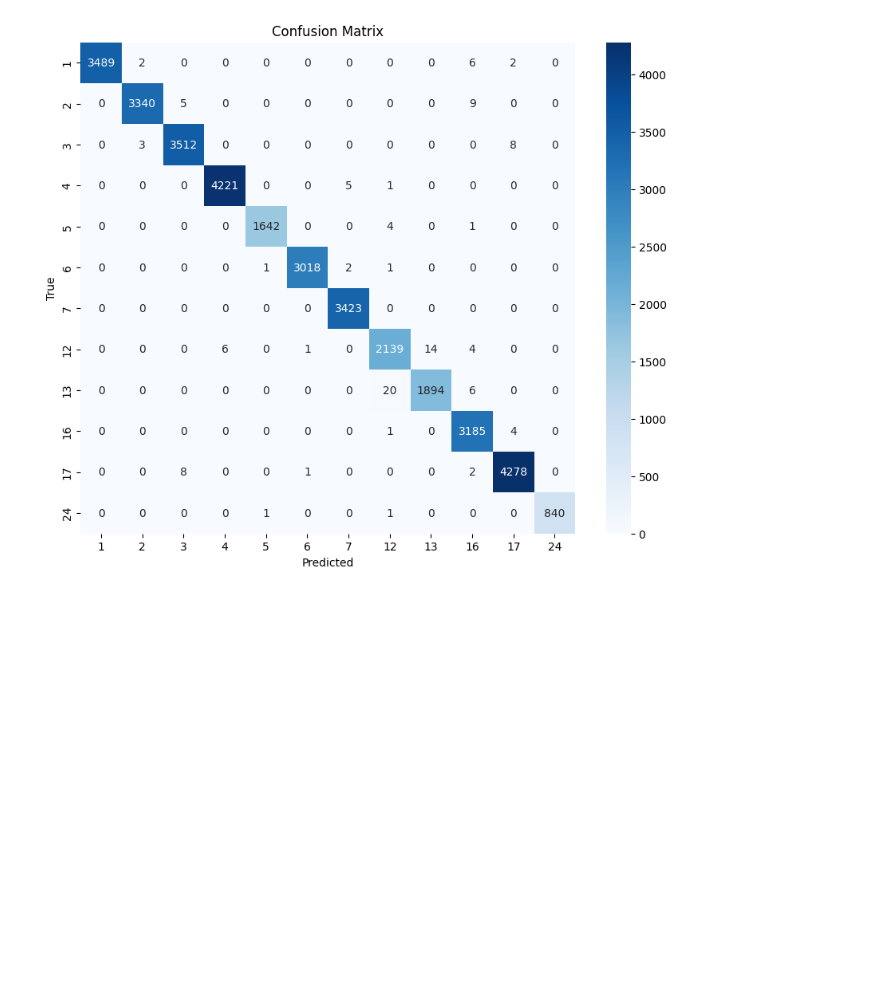
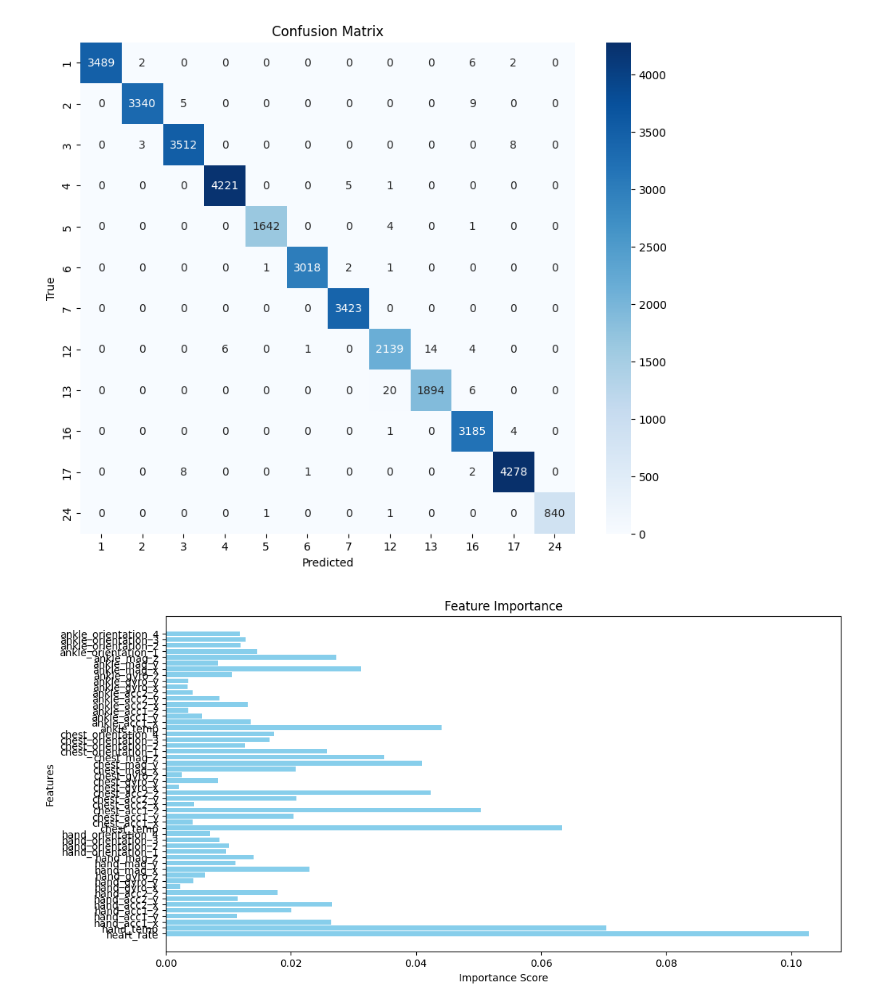
Before and after one commit to Balajinanda/Datascience-Project, a Jupyter notebook: Data_Science_Project.ipynb, the cells around one changed output. Cells and saved outputs as stored; diff of their text form; code cells hidden in the pictures; blank space fills up the shorter version.

```diff
--- a/Data_Science_Project.ipynb
+++ b/Data_Science_Project.ipynb
@@ -513,3 +549,17 @@ Classification Report:
    macro avg       1.00      1.00      1.00     35100
 weighted avg       1.00      1.00      1.00     35100
 [figure]
+# %%
+# Get feature importance
+feature_importance = rf_model.feature_importances_
+feature_names = X_train.columns
+
+# Plot feature importance
+plt.figure(figsize=(12, 6))
+plt.barh(feature_names, feature_importance, color='skyblue')
+plt.title("Feature Importance")
+plt.xlabel("Importance Score")
+plt.ylabel("Features")
+plt.show()
+# %% [output]
+[figure, added]
```
Also changed, not shown: parts of 2 cells of this notebook.
